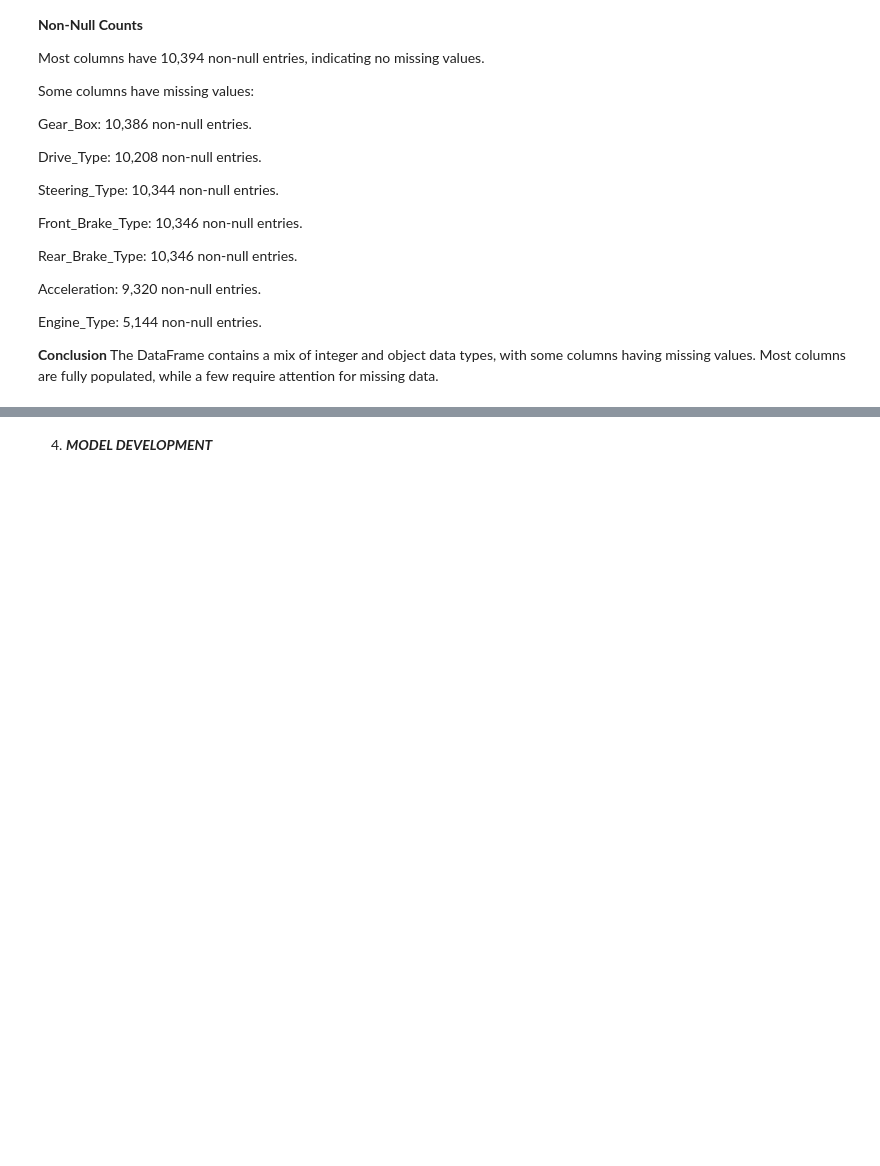
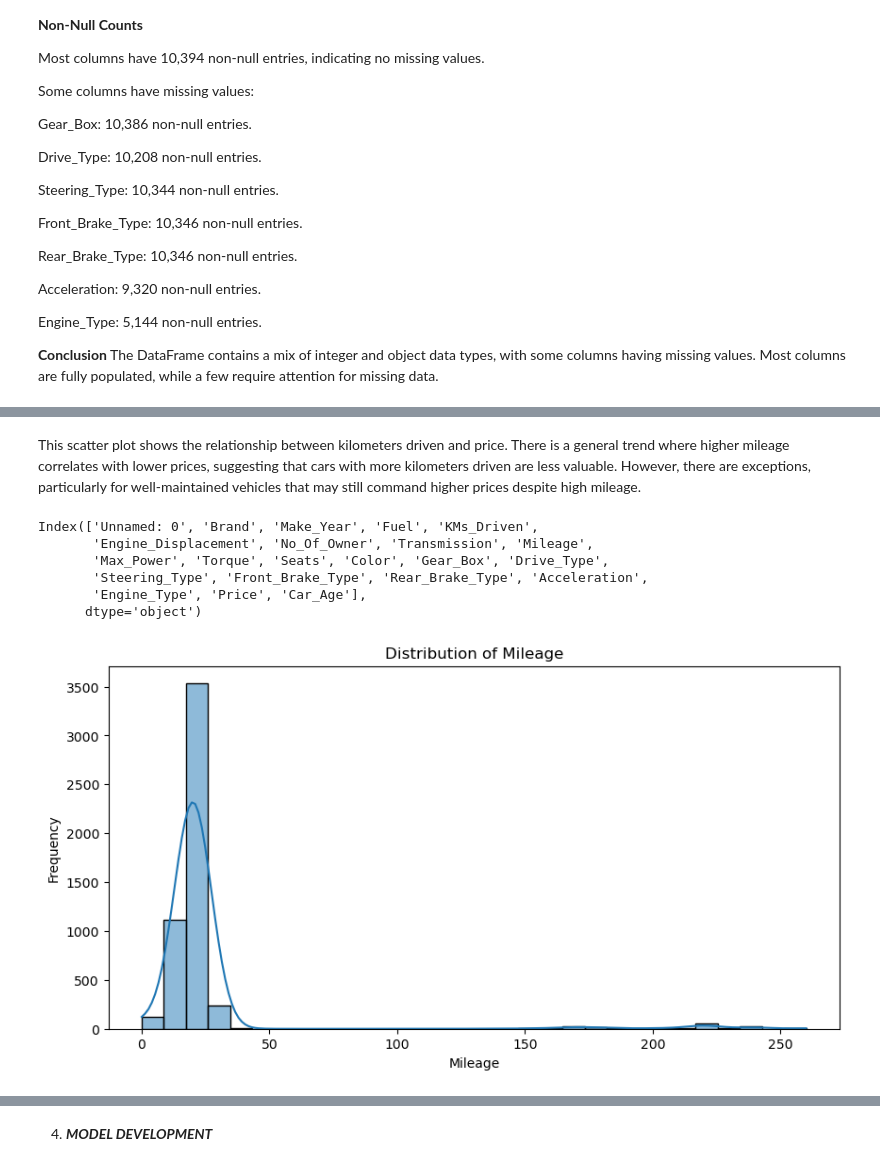
Before and after one commit to FaithMUTIS/Group-2-phase-5-project, a Jupyter notebook: Pamela.ipynb, the cells around one changed output, grey strips where cells are left out. Cells and saved outputs as stored; diff of their text form; code cells hidden in the pictures; blank space fills up the shorter version.

```diff
--- a/Pamela.ipynb
+++ b/Pamela.ipynb
@@ -161,0 +263,21 @@ The DataFrame contains a mix of integer and object data types, with some columns
+# %% [markdown]
+This scatter plot shows the relationship between kilometers driven and price. There is a general trend where higher mileage correlates with lower prices, suggesting that cars with more kilometers driven are less valuable. However, there are exceptions, particularly for well-maintained vehicles that may still command higher prices despite high mileage.
+# %%
+Data.columns
+# %% [output]
+Index(['Unnamed: 0', 'Brand', 'Make_Year', 'Fuel', 'KMs_Driven',
+       'Engine_Displacement', 'No_Of_Owner', 'Transmission', 'Mileage',
+       'Max_Power', 'Torque', 'Seats', 'Color', 'Gear_Box', 'Drive_Type',
+       'Steering_Type', 'Front_Brake_Type', 'Rear_Brake_Type', 'Acceleration',
+       'Engine_Type', 'Price', 'Car_Age'],
+      dtype='object')
+# %%
+# Mileage distribution
+plt.figure(figsize=(10, 5))
+sns.histplot(Data['Mileage'], kde=True, bins=30)
+plt.title('Distribution of Mileage')
+plt.xlabel('Mileage')
+plt.ylabel('Frequency')
+plt.show()
+# %% [output]
+[figure, added]
```
Also changed, not shown: parts of 145 cells of this notebook.
